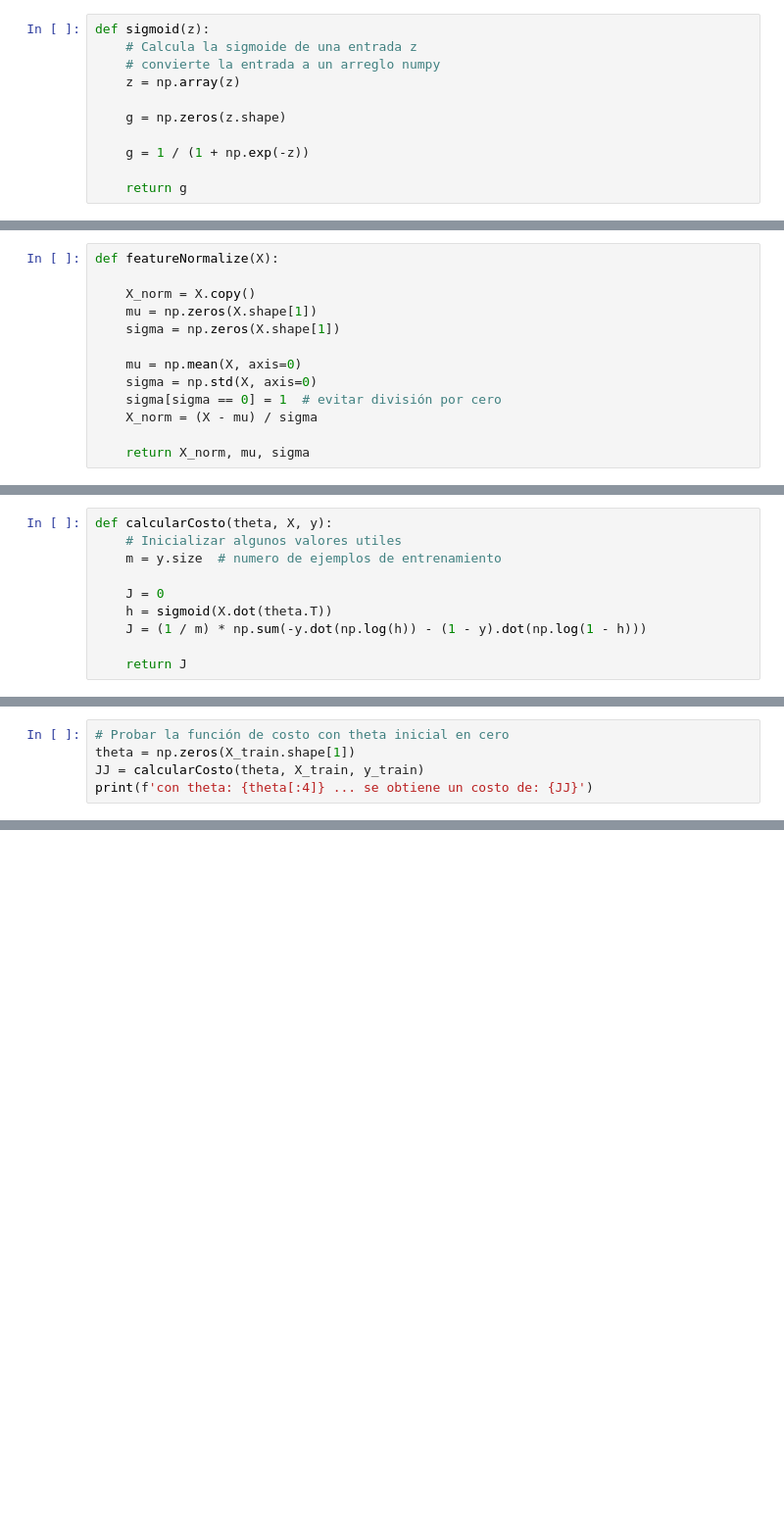
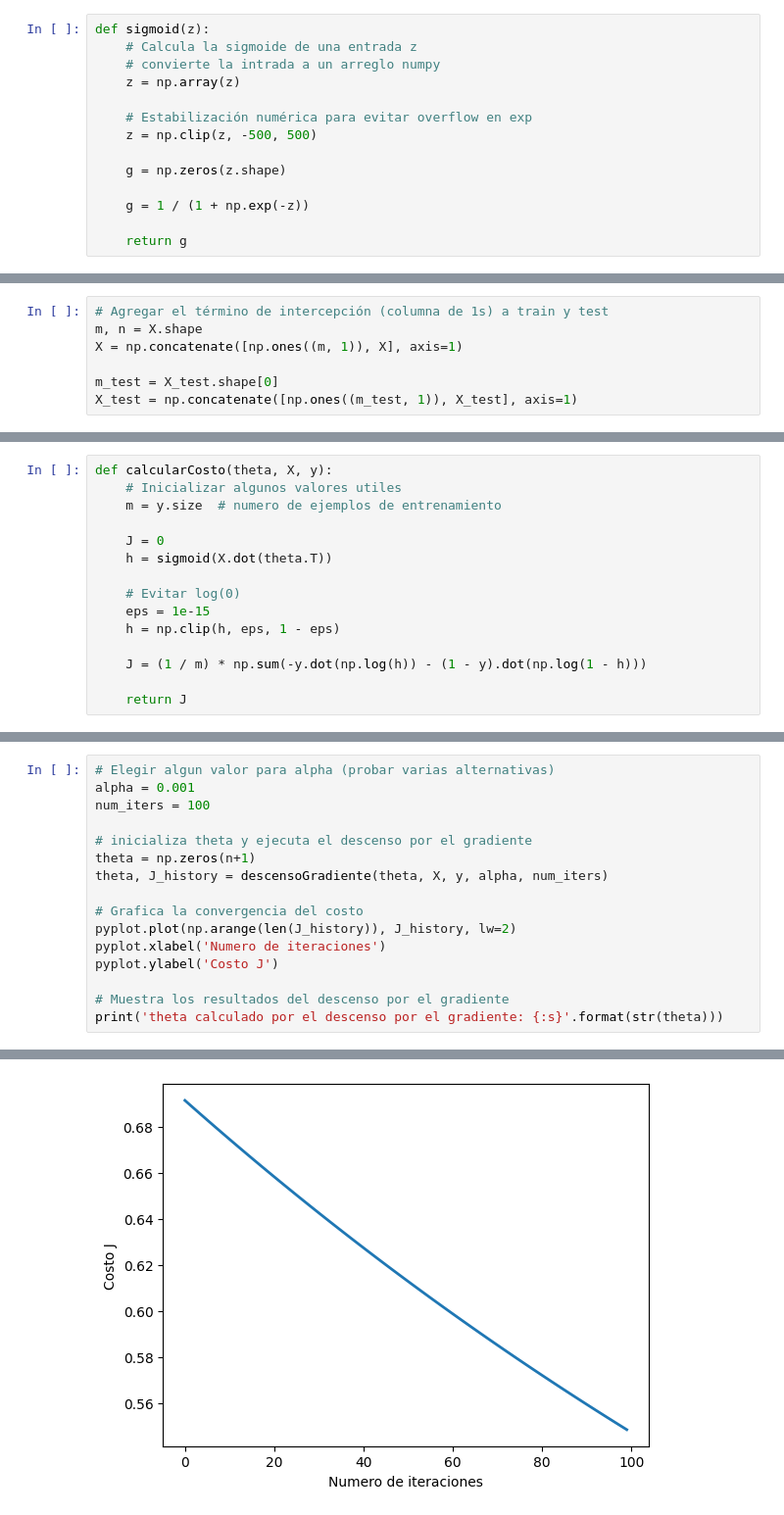
Before and after one commit to AAsoto10/Inteligencia-Artificial-, a Jupyter notebook: LABORATORIO/Laboratorio3/regresion_logistica_binaria.ipynb, the cells around one changed output, grey strips where cells are left out. Shown at 98% size. Drawn from its saved outputs; the diff is of its cells as text; blank space fills up the shorter version.

```diff
--- a/LABORATORIO/Laboratorio3/regresion_logistica_binaria.ipynb
+++ b/LABORATORIO/Laboratorio3/regresion_logistica_binaria.ipynb
@@ -101,8 +224,11 @@ Valores cercanos a 1 indican alta probabilidad de ataque; cercanos a 0, tráfico
 # %%
 def sigmoid(z):
     # Calcula la sigmoide de una entrada z
-    # convierte la entrada a un arreglo numpy
+    # convierte la intrada a un arreglo numpy
     z = np.array(z)
+
+    # Estabilización numérica para evitar overflow en exp
+    z = np.clip(z, -500, 500)
 
     g = np.zeros(z.shape)
 
@@ -125,13 +251,7 @@ Luego se agrega el término de intercepción $\theta_0$ (columna de unos) y se d
 # %%
-def featureNormalize(X):
+# Agregar el término de intercepción (columna de 1s) a train y test
+m, n = X.shape
+X = np.concatenate([np.ones((m, 1)), X], axis=1)
 
-    X_norm = X.copy()
-    mu = np.zeros(X.shape[1])
-    sigma = np.zeros(X.shape[1])
-
-    mu = np.mean(X, axis=0)
-    sigma = np.std(X, axis=0)
-    sigma[sigma == 0] = 1  # evitar división por cero
-    X_norm = (X - mu) / sigma
-
-    return X_norm, mu, sigma
+m_test = X_test.shape[0]
+X_test = np.concatenate([np.ones((m_test, 1)), X_test], axis=1)
@@ -174,6 +267,11 @@ def calcularCosto(theta, X, y):
 
     J = 0
     h = sigmoid(X.dot(theta.T))
+
+    # Evitar log(0)
+    eps = 1e-15
+    h = np.clip(h, eps, 1 - eps)
+
     J = (1 / m) * np.sum(-y.dot(np.log(h)) - (1 - y).dot(np.log(1 - h)))
 
     return J
@@ -180,5 +293,17 @@ def calcularCosto(theta, X, y):
 # %%
-# Probar la función de costo con theta inicial en cero
-theta = np.zeros(X_train.shape[1])
-JJ = calcularCosto(theta, X_train, y_train)
-print(f'con theta: {theta[:4]} ... se obtiene un costo de: {JJ}')
+# Elegir algun valor para alpha (probar varias alternativas)
+alpha = 0.001
+num_iters = 100
+
+# inicializa theta y ejecuta el descenso por el gradiente
+theta = np.zeros(n+1)
+theta, J_history = descensoGradiente(theta, X, y, alpha, num_iters)
+
+# Grafica la convergencia del costo
+pyplot.plot(np.arange(len(J_history)), J_history, lw=2)
+pyplot.xlabel('Numero de iteraciones')
+pyplot.ylabel('Costo J')
+
+# Muestra los resultados del descenso por el gradiente
+print('theta calculado por el descenso por el gradiente: {:s}'.format(str(theta)))
+# %% [output]
@@ -185 +316,2 @@ print(f'con theta: {theta[:4]} ... se obtiene un costo de: {JJ}')
+[figure, added]
 # %% [markdown]
```
Also changed, not shown: parts of 21 cells of this notebook, 3 other files.
